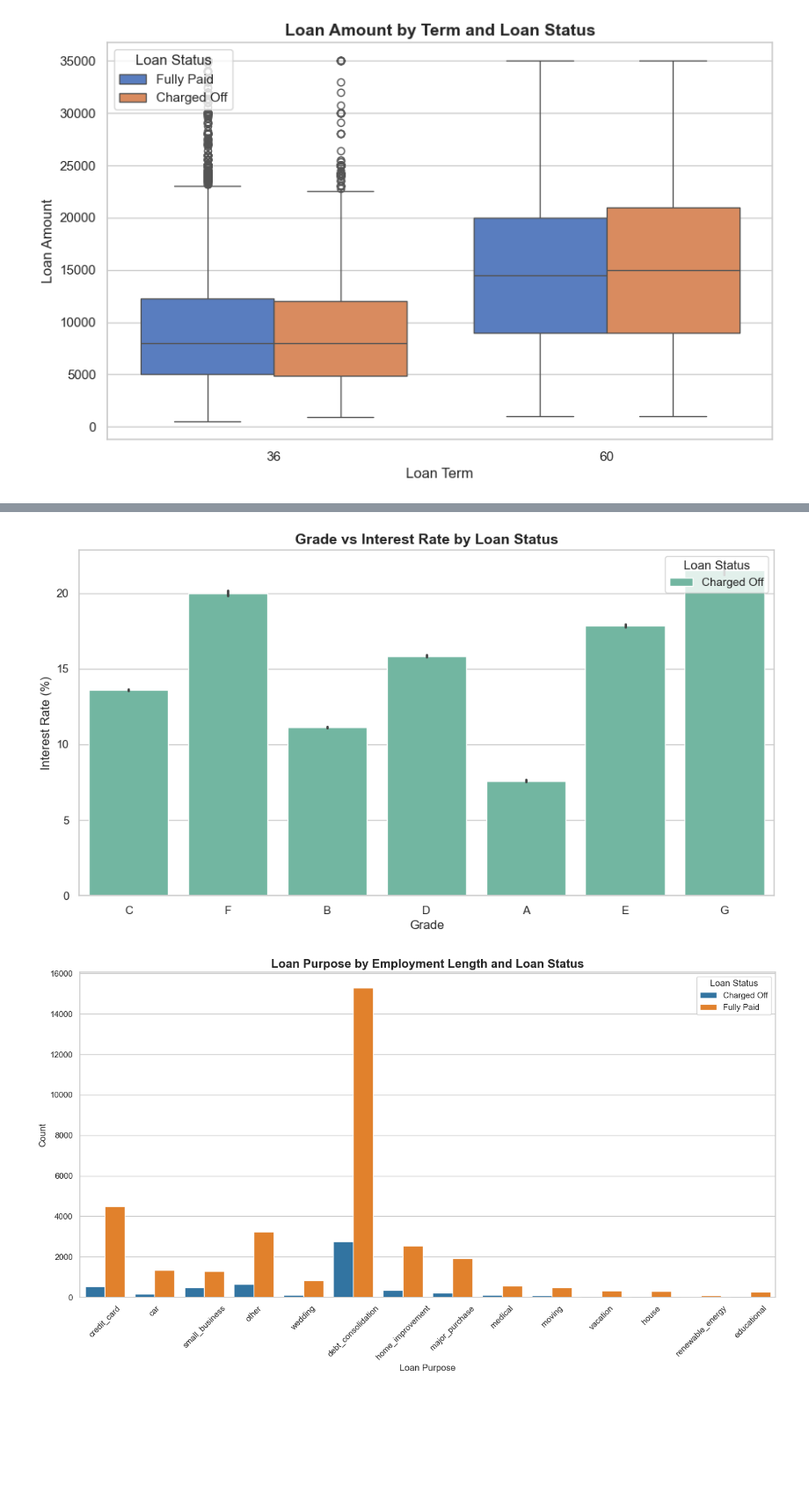
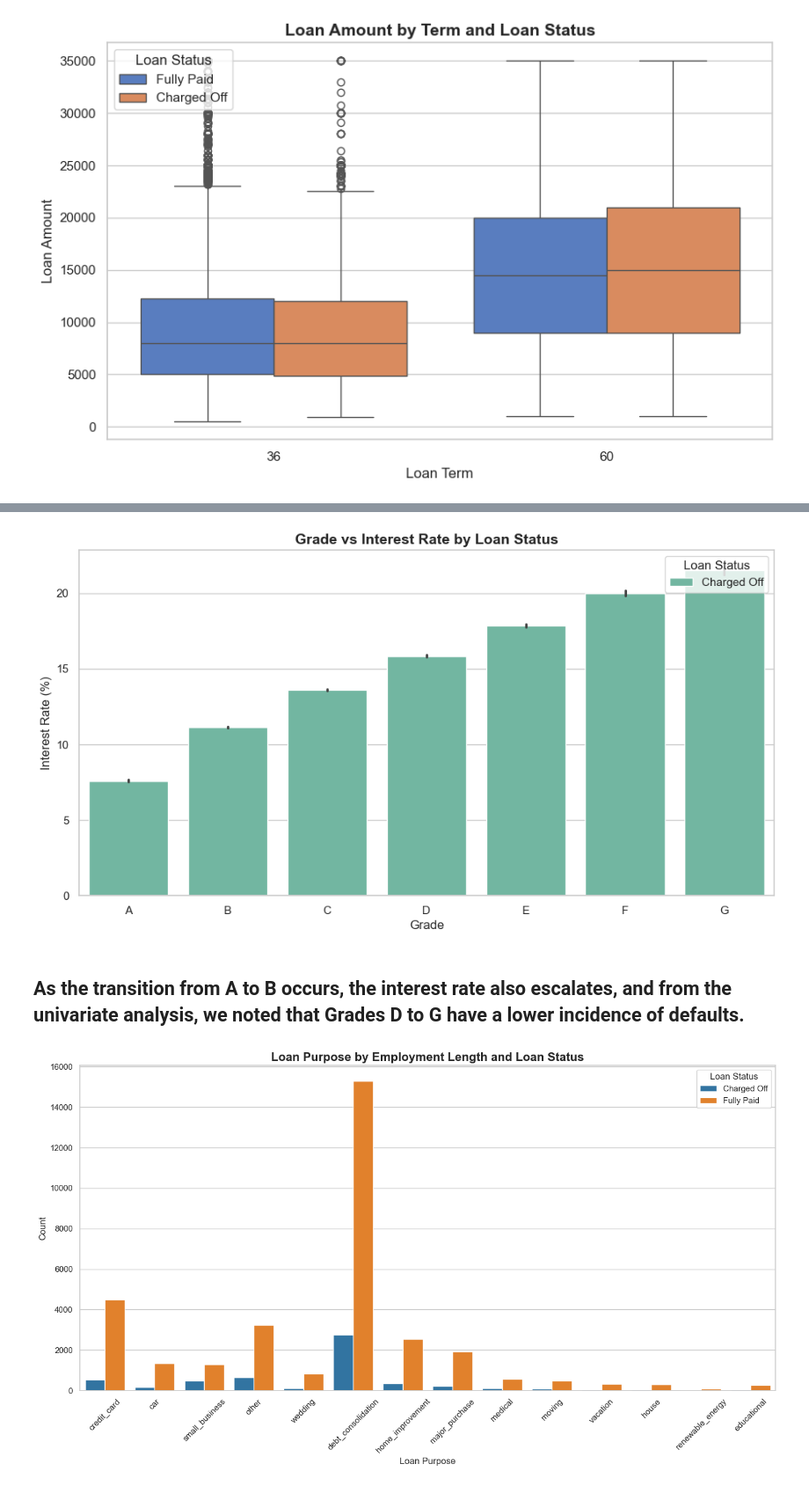
Before and after one commit to vijaykumar-qait/LendingClubCaseStudy, a Jupyter notebook: Vijay_Kumar.ipynb, the cells around one changed output, grey strips where cells are left out. Shown at 88% size. Cells and saved outputs as stored; diff of their text form; code cells hidden in the pictures; blank space fills up the shorter version.

Commit message:
Analysis update

```diff
--- a/Vijay_Kumar.ipynb
+++ b/Vijay_Kumar.ipynb
@@ -1071,20 +1061,23 @@ plt.show()
 # %%
 # Grade, Interest Rate, and Loan Status
 plt.figure(figsize=(12, 6))
 sns.barplot(
     data=df_charged_off,
     x='grade',
     y='int_rate',
     hue='loan_status',
-    palette='Set2'
+    palette='Set2',
+    order= grade_order
 )
 plt.title("Grade vs Interest Rate by Loan Status", fontsize=14, weight='bold')
 plt.xlabel("Grade", fontsize=12)
 plt.ylabel("Interest Rate (%)", fontsize=12)
 plt.legend(title="Loan Status", loc="upper right")
 plt.show()
 # %% [output]
-[figure, old version]
+[figure, new version]
+# %% [markdown]
+## As the transition from A to B occurs, the interest rate also escalates, and from the univariate analysis, we noted that Grades D to G have a lower incidence of defaults.
 # %%
 # Purpose, Employment Length, and Loan Status
 
```
Also changed, not shown: parts of 85 cells of this notebook, 3 other files.
